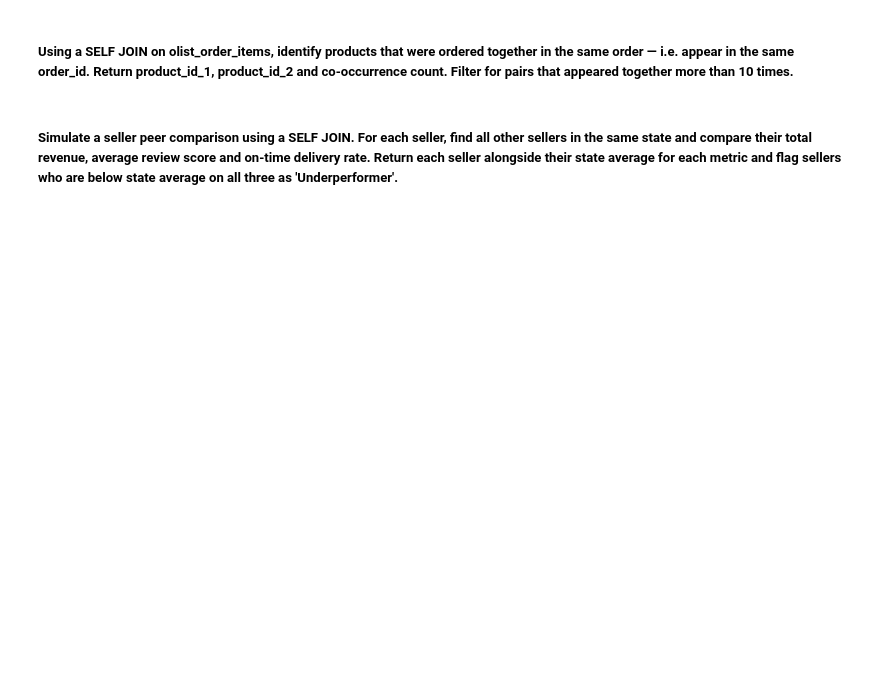
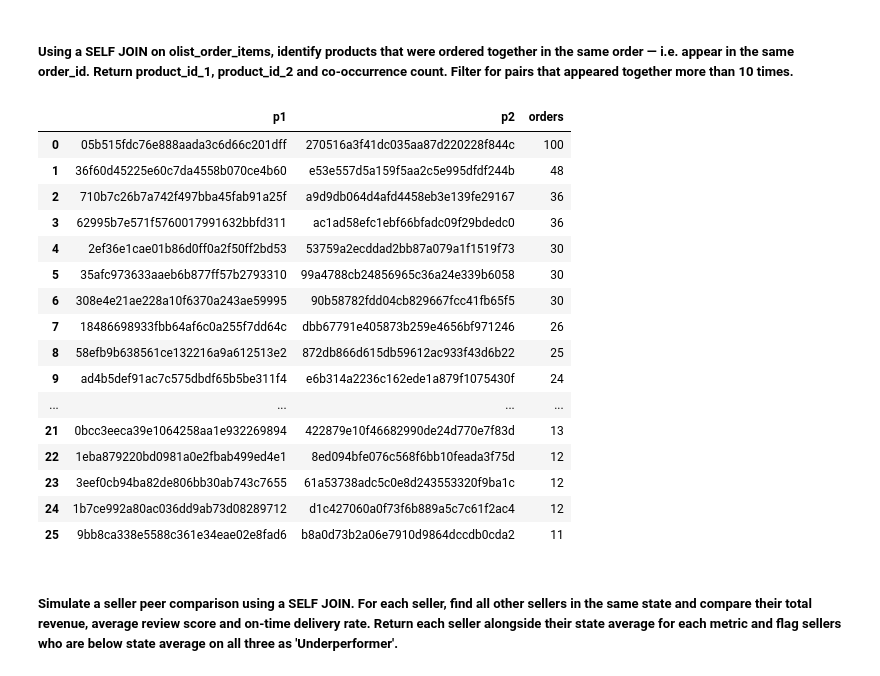
Before and after one commit to tejalig/olist-analysis, a Jupyter notebook: notebooks/sql_practice.ipynb, the cells around one changed output. Saved outputs shown, nothing was run; the diff lists cells and outputs as text; code cells hidden in the pictures; blank space fills up the shorter version.

```diff
--- a/notebooks/sql_practice.ipynb
+++ b/notebooks/sql_practice.ipynb
@@ -227,4 +318,41 @@ conn.execute(query).df()
 # %% [markdown]
 ##### Using a SELF JOIN on olist_order_items, identify products that were ordered together in the same order — i.e. appear in the same order_id. Return product_id_1, product_id_2 and co-occurrence count. Filter for pairs that appeared together more than 10 times.
+# %%
+query = """
+
+    select
+        o1.product_id as p1,
+        o2.product_id as p2,
+        count(o1.order_id) as orders
+    from order_items o1
+    JOIN order_items o2
+    on o1.order_id = o2.order_id
+        and o1.product_id < o2.product_id
+    group by o1.product_id,
+        o2.product_id
+    HAVING COUNT(o1.order_id) > 10
+    order by orders desc
+
+"""
+
+conn.execute(query).df()
+# %% [output]
+|  | p1 | p2 | orders |
+| 0 | 05b515fdc76e888aada3c6d66c201dff | 270516a3f41dc035aa87d220228f844c | 100 |
+| 1 | 36f60d45225e60c7da4558b070ce4b60 | e53e557d5a159f5aa2c5e995dfdf244b | 48 |
+| 2 | 710b7c26b7a742f497bba45fab91a25f | a9d9db064d4afd4458eb3e139fe29167 | 36 |
+| 3 | 62995b7e571f5760017991632bbfd311 | ac1ad58efc1ebf66bfadc09f29bdedc0 | 36 |
+| 4 | 2ef36e1cae01b86d0ff0a2f50ff2bd53 | 53759a2ecddad2bb87a079a1f1519f73 | 30 |
+| 5 | 35afc973633aaeb6b877ff57b2793310 | 99a4788cb24856965c36a24e339b6058 | 30 |
+| 6 | 308e4e21ae228a10f6370a243ae59995 | 90b58782fdd04cb829667fcc41fb65f5 | 30 |
+| 7 | 18486698933fbb64af6c0a255f7dd64c | dbb67791e405873b259e4656bf971246 | 26 |
+| 8 | 58efb9b638561ce132216a9a612513e2 | 872db866d615db59612ac933f43d6b22 | 25 |
+| 9 | ad4b5def91ac7c575dbdf65b5be311f4 | e6b314a2236c162ede1a879f1075430f | 24 |
+| ... | ... | ... | ... |
+| 21 | 0bcc3eeca39e1064258aa1e932269894 | 422879e10f46682990de24d770e7f83d | 13 |
+| 22 | 1eba879220bd0981a0e2fbab499ed4e1 | 8ed094bfe076c568f6bb10feada3f75d | 12 |
+| 23 | 3eef0cb94ba82de806bb30ab743c7655 | 61a53738adc5c0e8d243553320f9ba1c | 12 |
+| 24 | 1b7ce992a80ac036dd9ab73d08289712 | d1c427060a0f73f6b889a5c7c61f2ac4 | 12 |
+| 25 | 9bb8ca338e5588c361e34eae02e8fad6 | b8a0d73b2a06e7910d9864dccdb0cda2 | 11 |
 # %% [markdown]
 ##### Simulate a seller peer comparison using a SELF JOIN. For each seller, find all other sellers in the same state and compare their total revenue, average review score and on-time delivery rate. Return each seller alongside their state average for each metric and flag sellers who are below state average on all three as 'Underperformer'.
```
Also changed, not shown: parts of 5 cells of this notebook.
